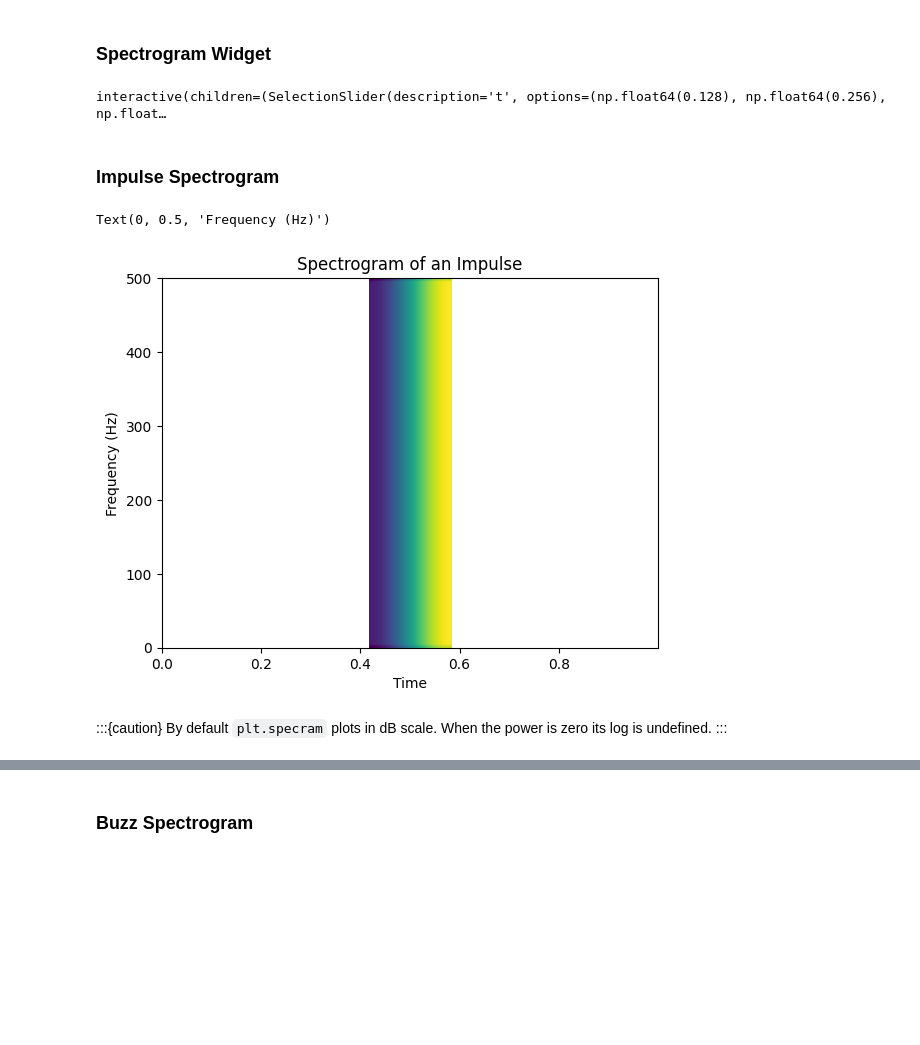
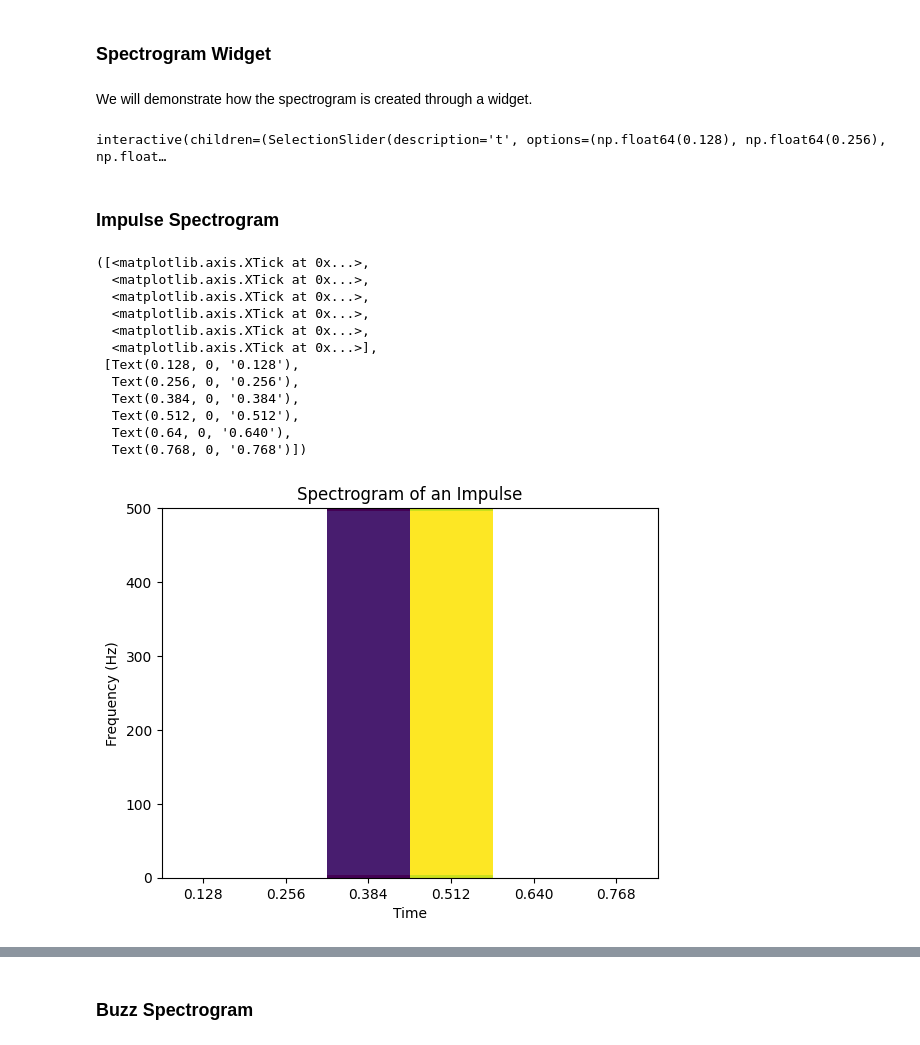
Before and after one commit to BOAT-ocean-acoustics/fundamentals, a Jupyter notebook: boat_tutorials/primers/signal_processing_04_time_freq.ipynb, the cells around one changed output, grey strips where cells are left out. Cells and saved outputs as stored; diff of their text form; code cells hidden in the pictures; blank space fills up the shorter version.

Commit message:
updated spectrogram widget with more parameters details

```diff
--- a/boat_tutorials/primers/signal_processing_04_time_freq.ipynb
+++ b/boat_tutorials/primers/signal_processing_04_time_freq.ipynb
@@ -149,10 +184,12 @@ We observe the linear increase of frequency over time.
 # %% [markdown]
 ### Spectrogram Widget
+# %% [markdown]
+We will demonstrate how the spectrogram is created through a widget.
 # %%
 from ipywidgets import interact, interactive, fixed
 import ipywidgets as widgets
 # %%
-def plot_stft_slice(t, NFFT=256):
+def plot_stft_slice(t, NFFT=256, noverlap=128):
 
     fig, ax = plt.subplots(2,2)
     fig.set_figheight(6)
@@ -171,19 +208,23 @@ def plot_stft_slice(t, NFFT=256):
     ax[0,0].plot(time, chirp)
 
     # plot spectrogram with a verical line
-    s, s_freq, s_t, im = ax[1,0].specgram(chirp, NFFT=NFFT, Fs = N, xextent=[time[0],time[-1]])
+    s, s_freq, s_t, im = ax[1,0].specgram(chirp, NFFT=NFFT, noverlap=noverlap, Fs = N, interpolation='none')
     ax[0,0].axvline(t-win_length/2, color="r")
     ax[0,0].axvline(t+win_length/2, color="r")
     ax[0,0].axvspan(t-win_length/2, t+win_length/2, color='red', alpha=.5)
+    ax[0,0].set_ylim((-1.1,1.1))
     ax[0,0].set_xlim((0,1))
-    ax[0,0].set_ylim((-1.1,1.1))
     ax[0,0].set_title("Chirp")
+
 
     idx = np.where(s_t == t)[0]
     ax[1,0].axvline(t, color='r')
     ax[1,0].set_xlabel("Time")
     ax[1,0].set_ylabel("Frequency")
     ax[1,0].set_title("STFT")
+    ax[1,0].set_xticks(np.concat(([0],s_t, [1])))
+    print(s_t)
+
 
     # plot power spectrum of slice
     ax[1,1].plot(s[:,idx], s_freq)
@@ -194,24 +235,47 @@ def plot_stft_slice(t, NFFT=256):
     # making one axis invisible
     ax[0,1].axis('off')
     plt.show()
-
-
-out = interactive(plot_stft_slice, t=widgets.SelectionSlider(options=s_t), NFFT=widgets.SelectionSlider(options=[256, 512, 1024]))
-display(out)
-# %% [output]
-interactive(children=(SelectionSlider(description='t', options=(np.float64(0.128), np.float64(0.256), np.float…
+# %%
+NFFT_widget = widgets.SelectionSlider(options=[256, 512, 1024])
+NFFT_widget.value = 256
+noverlap_widget = widgets.SelectionSlider(options=[0,32,64,128])
+noverlap_widget.value = 128
+
+time_widget = widgets.SelectionSlider(options=np.floor((np.arange((N-noverlap_widget.value)/(NFFT_widget.value-noverlap_widget.value)))*(NFFT_widget.value - noverlap_widget.value)+NFFT_widget.value/2)/N)
+
+
+# Update function
+def update_time_slider(change):
+    time_widget.options = np.floor((np.arange((N-noverlap_widget.value)/(NFFT_widget.value-noverlap_widget.value)))*(NFFT_widget.value - noverlap_widget.value)+NFFT_widget.value/2)/N
+
+NFFT_widget.observe(update_time_slider, names='value')
+noverlap_widget.observe(update_time_slider, names='value')
+
+
+out = interactive(plot_stft_slice, NFFT=NFFT_widget, noverlap=noverlap_widget, t=time_widget)
+display(out)
+# %% [output]
+interactive(children=(SelectionSlider(description='t', options=(np.float64(0.128), np.float64(0.256), np.float…
 # %% [markdown]
 ### Impulse Spectrogram
 # %%
 impulse = sp.signal.unit_impulse(len(time), round(len(time)/2))
-s, s_freq, s_t, im = plt.specgram(impulse, NFFT=256, Fs = N, xextent=[time[0],time[-1]])
+s, s_freq, s_t, im = plt.specgram(impulse, NFFT=256, Fs = N, interpolation='none')# , scale='linear', mode='magnitude')
 plt.title("Spectrogram of an Impulse")
 plt.xlabel("Time")
 plt.ylabel("Frequency (Hz)")
+plt.xticks(s_t)
 # %% [output]
-Text(0, 0.5, 'Frequency (Hz)')
+([<matplotlib.axis.XTick at 0x...>,
+  <matplotlib.axis.XTick at 0x...>,
+  <matplotlib.axis.XTick at 0x...>,
+  <matplotlib.axis.XTick at 0x...>,
+  <matplotlib.axis.XTick at 0x...>,
+  <matplotlib.axis.XTick at 0x...>],
+ [Text(0.128, 0, '0.128'),
+  Text(0.256, 0, '0.256'),
+  Text(0.384, 0, '0.384'),
+  Text(0.512, 0, '0.512'),
+  Text(0.64, 0, '0.640'),
+  Text(0.768, 0, '0.768')])
-[figure, old version]
+[figure, new version]
-# %% [markdown]
-:::{caution}
-By default `plt.specram` plots in dB scale. When the power is zero its log is undefined.
-:::
```
Also changed, not shown: parts of 16 cells of this notebook.
